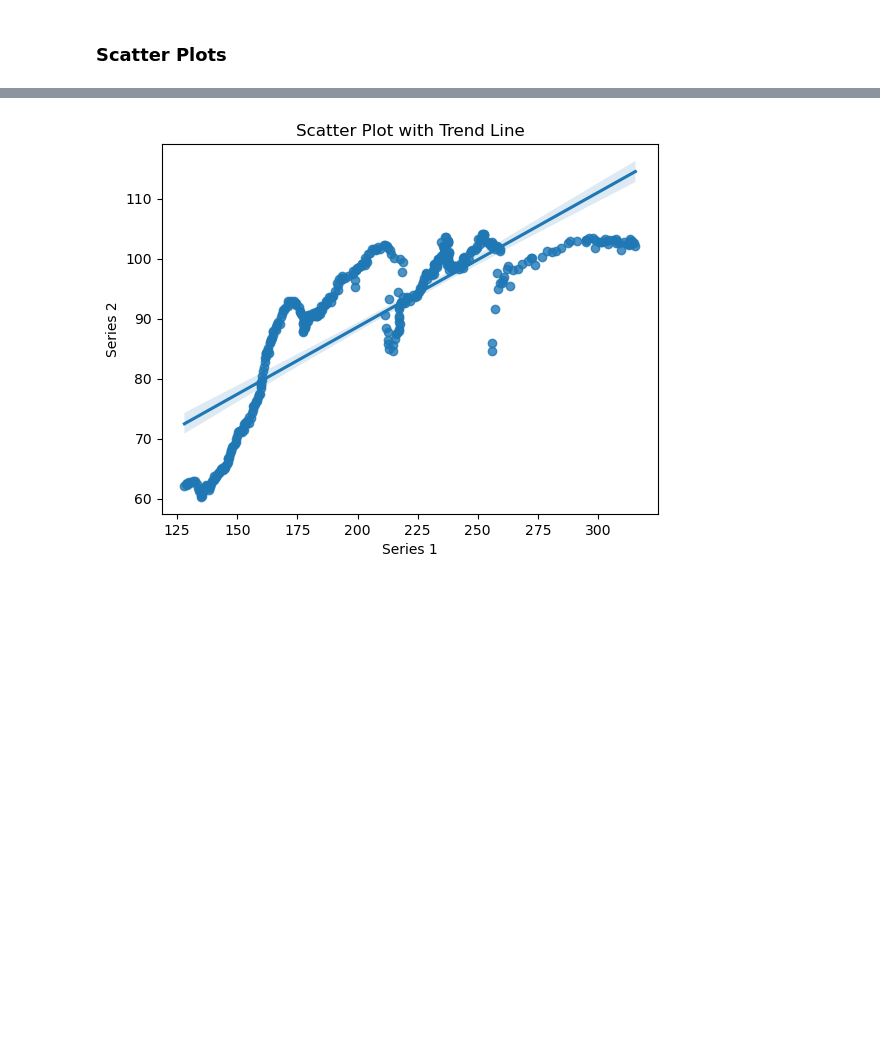
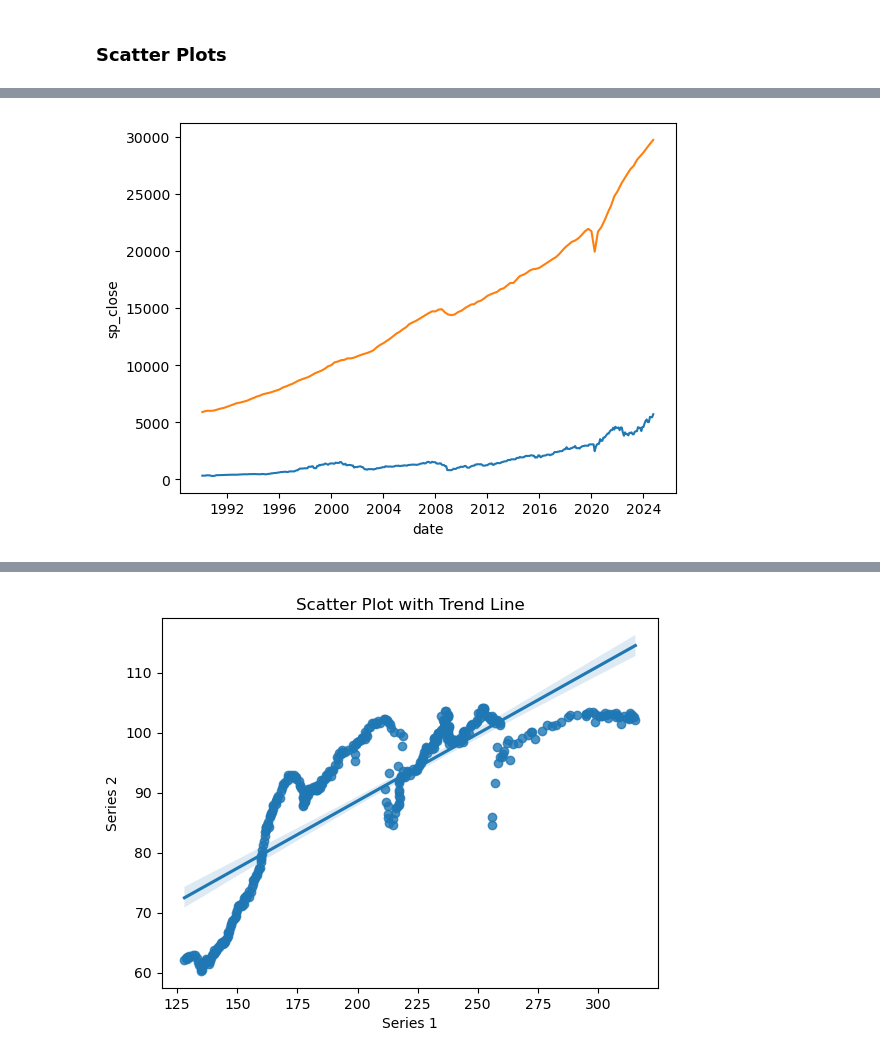
Before and after one commit to abhishek-chattopadhyay/project-2-financial-analysis, a Jupyter notebook: code/economic_data_analysis.ipynb, the cells around one changed output, grey strips where cells are left out. Drawn from its saved outputs; the diff is of its cells as text; code cells hidden in the pictures; blank space fills up the shorter version.

```diff
--- a/code/economic_data_analysis.ipynb
+++ b/code/economic_data_analysis.ipynb
@@ -1087,0 +1088,6 @@ plt.show()
+# %%
+sns.lineplot(data=num, x='date', y='sp_close')
+sns.lineplot(data=num, x='date', y='gdp')
+plt.show()
+# %% [output]
+[figure, added]
```
Also changed, not shown: parts of 6 cells of this notebook, 4 other files.
